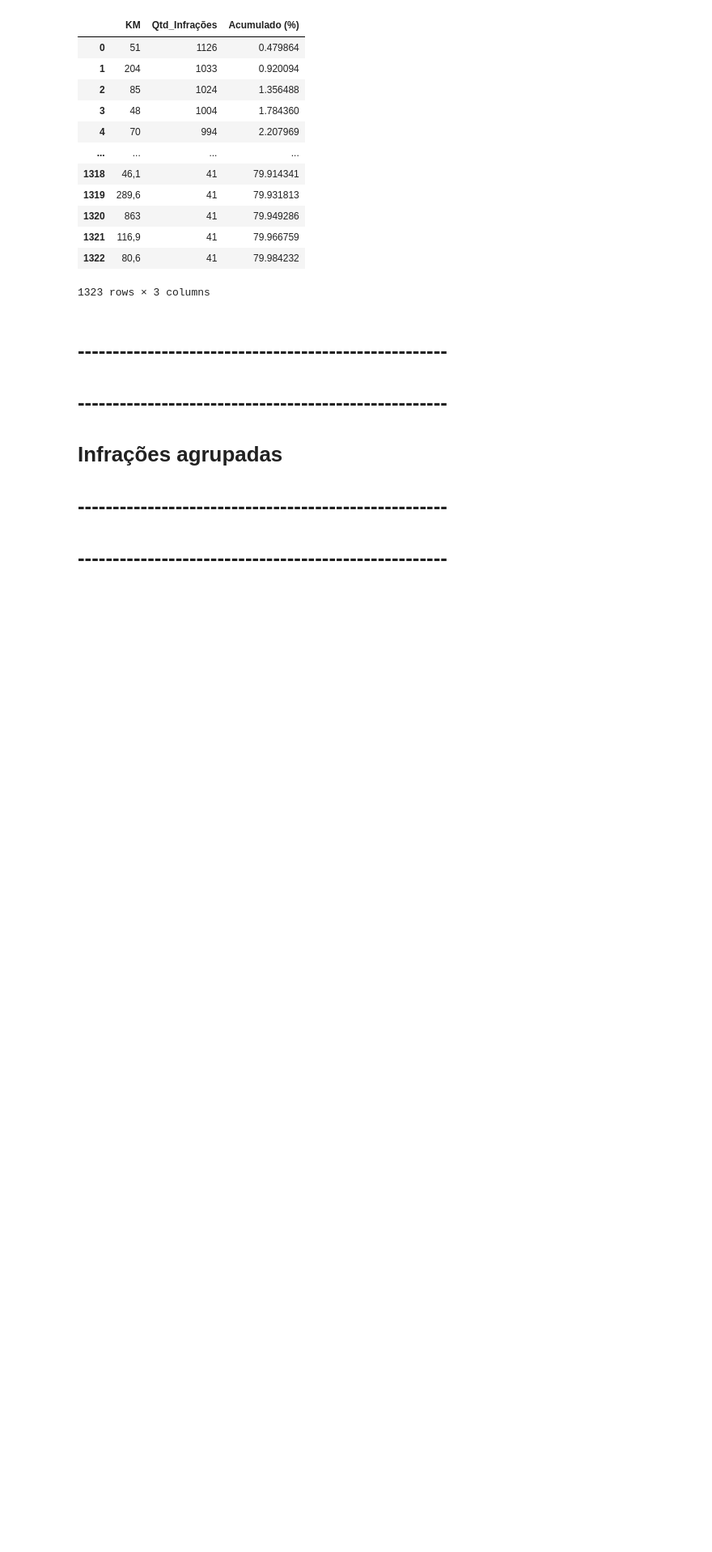
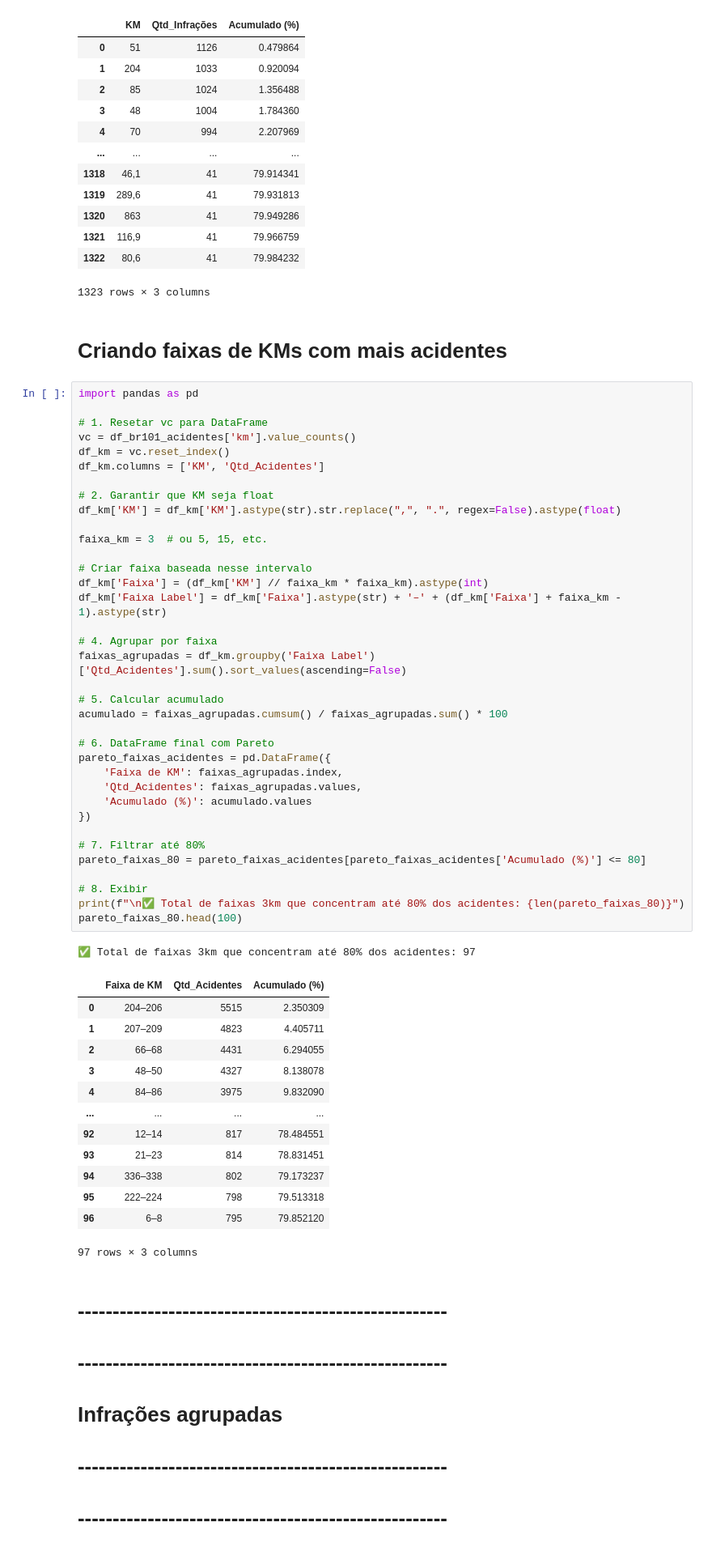
Before and after one commit to adrianop/dataScience, a Jupyter notebook: dados_agrupados.ipynb, the cells around one changed output. Shown at 81% size. Drawn from its saved outputs; the diff is of its cells as text; blank space fills up the shorter version.

Commit message:
Colocando a quantidade da acidentes que ocorreram dentro da faixa de KMs

```diff
--- a/dados_agrupados.ipynb
+++ b/dados_agrupados.ipynb
@@ -278,6 +280,59 @@ pareto_km_80.head(1500)
 | 1321 | 116,9 | 41 | 79.966759 |
 | 1322 | 80,6 | 41 | 79.984232 |
 1323 rows × 3 columns
+# %% [markdown]
+# Criando faixas de KMs com mais acidentes
+# %%
+import pandas as pd
+
+# 1. Resetar vc para DataFrame
+vc = df_br101_acidentes['km'].value_counts()
+df_km = vc.reset_index()
+df_km.columns = ['KM', 'Qtd_Acidentes']
+
+# 2. Garantir que KM seja float
+df_km['KM'] = df_km['KM'].astype(str).str.replace(",", ".", regex=False).astype(float)
+
+faixa_km = 3  # ou 5, 15, etc.
+
+# Criar faixa baseada nesse intervalo
+df_km['Faixa'] = (df_km['KM'] // faixa_km * faixa_km).astype(int)
+df_km['Faixa Label'] = df_km['Faixa'].astype(str) + '–' + (df_km['Faixa'] + faixa_km - 1).astype(str)
+
+# 4. Agrupar por faixa
+faixas_agrupadas = df_km.groupby('Faixa Label')['Qtd_Acidentes'].sum().sort_values(ascending=False)
+
+# 5. Calcular acumulado
+acumulado = faixas_agrupadas.cumsum() / faixas_agrupadas.sum() * 100
+
+# 6. DataFrame final com Pareto
+pareto_faixas_acidentes = pd.DataFrame({
+    'Faixa de KM': faixas_agrupadas.index,
+    'Qtd_Acidentes': faixas_agrupadas.values,
+    'Acumulado (%)': acumulado.values
+})
+
+# 7. Filtrar até 80%
+pareto_faixas_80 = pareto_faixas_acidentes[pareto_faixas_acidentes['Acumulado (%)'] <= 80]
+
+# 8. Exibir
+print(f"\n✅ Total de faixas 3km que concentram até 80% dos acidentes: {len(pareto_faixas_80)}")
+pareto_faixas_80.head(100)
+# %% [output]
+✅ Total de faixas 3km que concentram até 80% dos acidentes: 97
+|  | Faixa de KM | Qtd_Acidentes | Acumulado (%) |
+| 0 | 204–206 | 5515 | 2.350309 |
+| 1 | 207–209 | 4823 | 4.405711 |
+| 2 | 66–68 | 4431 | 6.294055 |
+| 3 | 48–50 | 4327 | 8.138078 |
+| 4 | 84–86 | 3975 | 9.832090 |
+| ... | ... | ... | ... |
+| 92 | 12–14 | 817 | 78.484551 |
+| 93 | 21–23 | 814 | 78.831451 |
+| 94 | 336–338 | 802 | 79.173237 |
+| 95 | 222–224 | 798 | 79.513318 |
+| 96 | 6–8 | 795 | 79.852120 |
+97 rows × 3 columns
 # %% [markdown]
 # -----------------------------------------------------
 # -----------------------------------------------------
```
Also changed, not shown: parts of 6 cells of this notebook.
